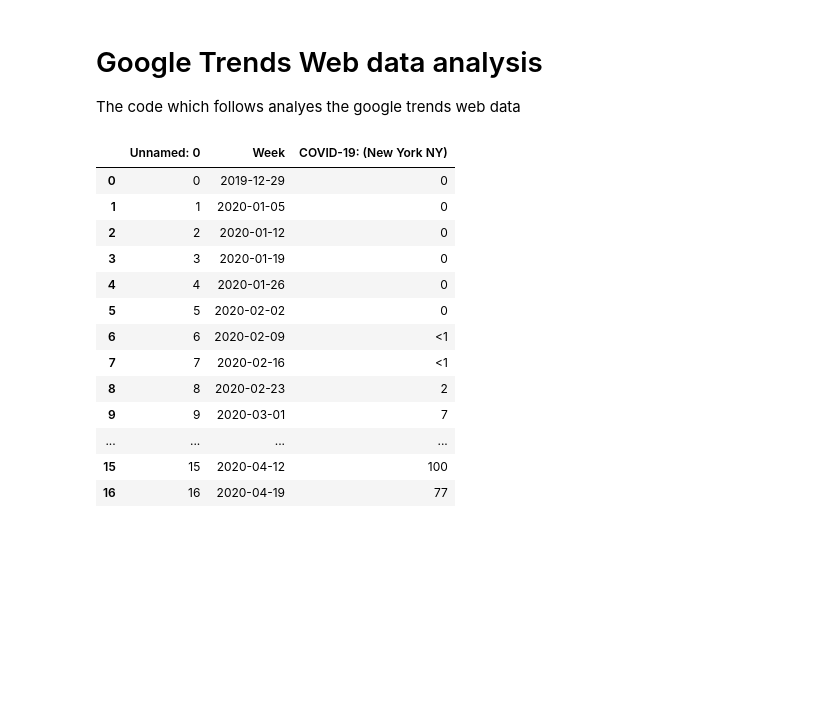
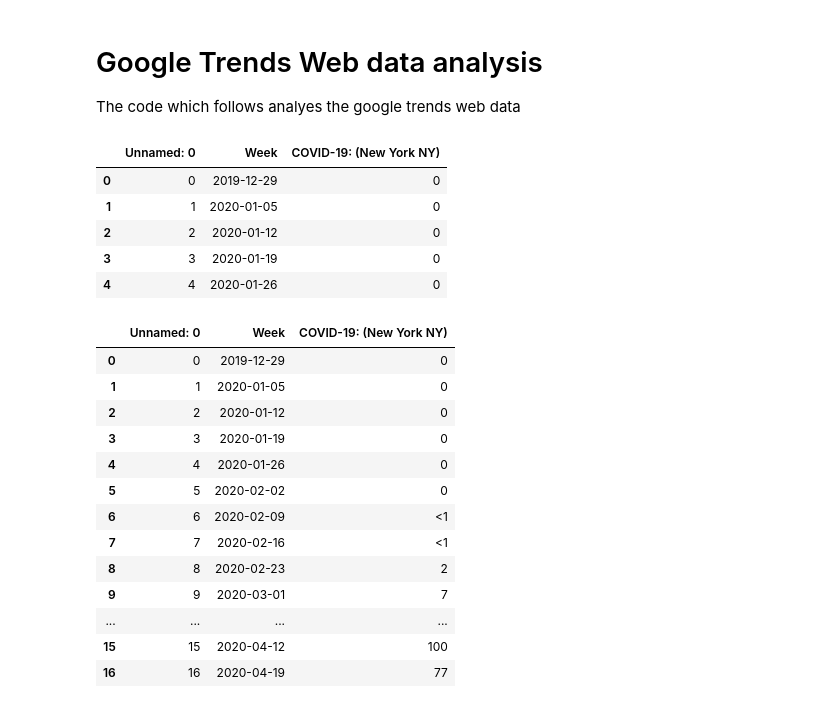
Before and after one commit to mervinmcdougall/covid19-web-data-predictor, a Jupyter notebook: exploratory-data-analyis/eda-web-search-data.ipynb, the cells around one changed output. Cells and saved outputs as stored; diff of their text form; code cells hidden in the pictures; blank space fills up the shorter version.

Commit message:
Updates the exploratory data analysis notebook

```diff
--- a/exploratory-data-analyis/eda-web-search-data.ipynb
+++ b/exploratory-data-analyis/eda-web-search-data.ipynb
@@ -26,7 +26,7 @@ def prepare_file(flepath):
             file.write(content)
 # %%
 data_trends_file = '../data/google-trends-data.csv'
-if os.path.exists(data_trends_file):
+if not os.path.exists(data_trends_file):
     catalogs = []
 
     for y in years:
@@ -39,6 +39,15 @@ if os.path.exists(data_trends_file):
 
     df = pd.concat(catalogs)
     df.to_csv(data_trends_file)
+# %%
+df.head()
+# %% [output]
+|  | Unnamed: 0 | Week | COVID-19: (New York NY) |
+| 0 | 0 | 2019-12-29 | 0 |
+| 1 | 1 | 2020-01-05 | 0 |
+| 2 | 2 | 2020-01-12 | 0 |
+| 3 | 3 | 2020-01-19 | 0 |
+| 4 | 4 | 2020-01-26 | 0 |
 # %%
 df = pd.read_csv(data_trends_file)
 df.head(20)
```
Also changed, not shown: parts of 4 cells of this notebook.
